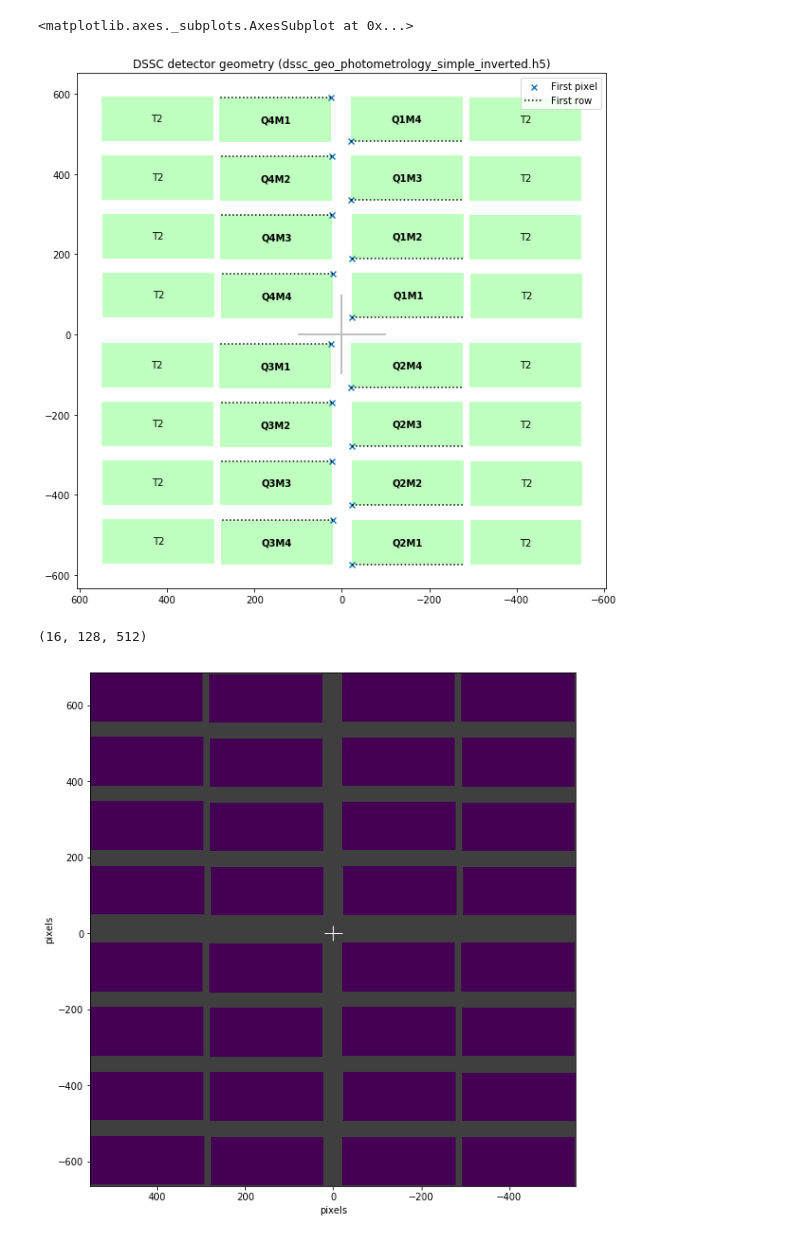
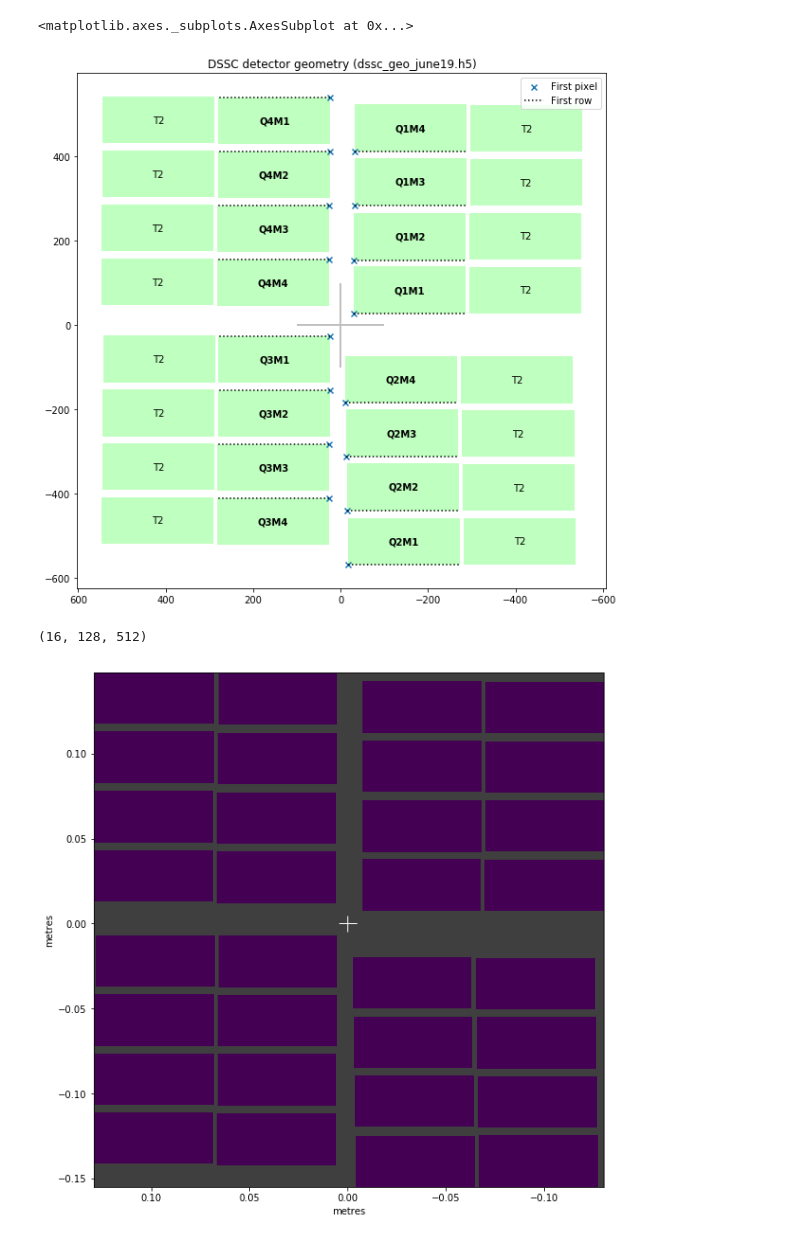
Before and after one commit to European-XFEL/karabo_data, a Jupyter notebook: docs/dssc_geometry.ipynb, the cells around one changed output. Cells and saved outputs as stored; diff of their text form; code cells hidden in the pictures.

```diff
--- a/docs/dssc_geometry.ipynb
+++ b/docs/dssc_geometry.ipynb
@@ -4,19 +4,19 @@ from karabo_data.geometry2 import DSSC_Geometry
 # %%
 # Made up numbers!
 quad_pos = [
-    (-5, 140),
-    (-5, -5),
-    (130, -5),
-    (130, 140),
+    (-130, 5),
+    (-130, -125),
+    (5, -125),
+    (5, 5),
 ]
-path = 'dssc_geo_photometrology_simple_inverted.h5'
+path = 'dssc_geo_june19.h5'
 
 g = DSSC_Geometry.from_h5_file_and_quad_positions(path, quad_pos)
 # %%
 g.inspect()
 # %% [output]
 <matplotlib.axes._subplots.AxesSubplot at 0x...>
-[figure, old version]
+[figure, new version]
 # %%
 import numpy as np
 import matplotlib.pyplot as plt
@@ -27,6 +27,6 @@ g.expected_data_shape
 # %%
 a = np.zeros(g.expected_data_shape)
 # %%
-g.plot_data_fast(a);
+g.plot_data_fast(a, axis_units='m');
 # %% [output]
-[figure, old version]
+[figure, new version]
```
Also changed, not shown: 3 other files.
